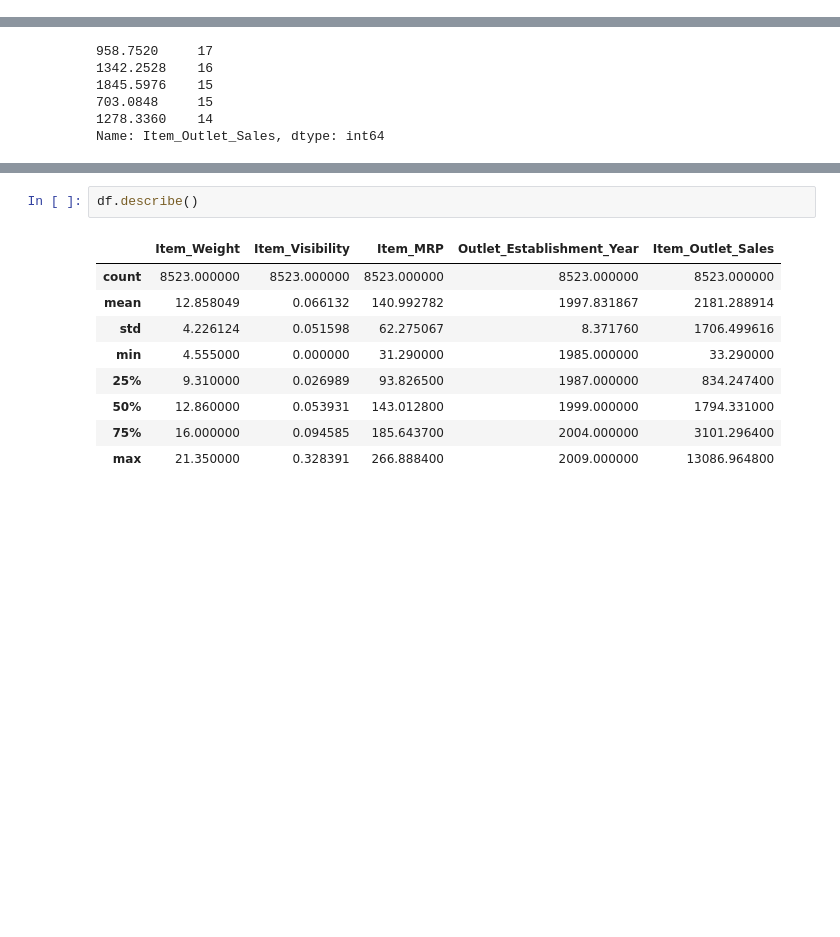
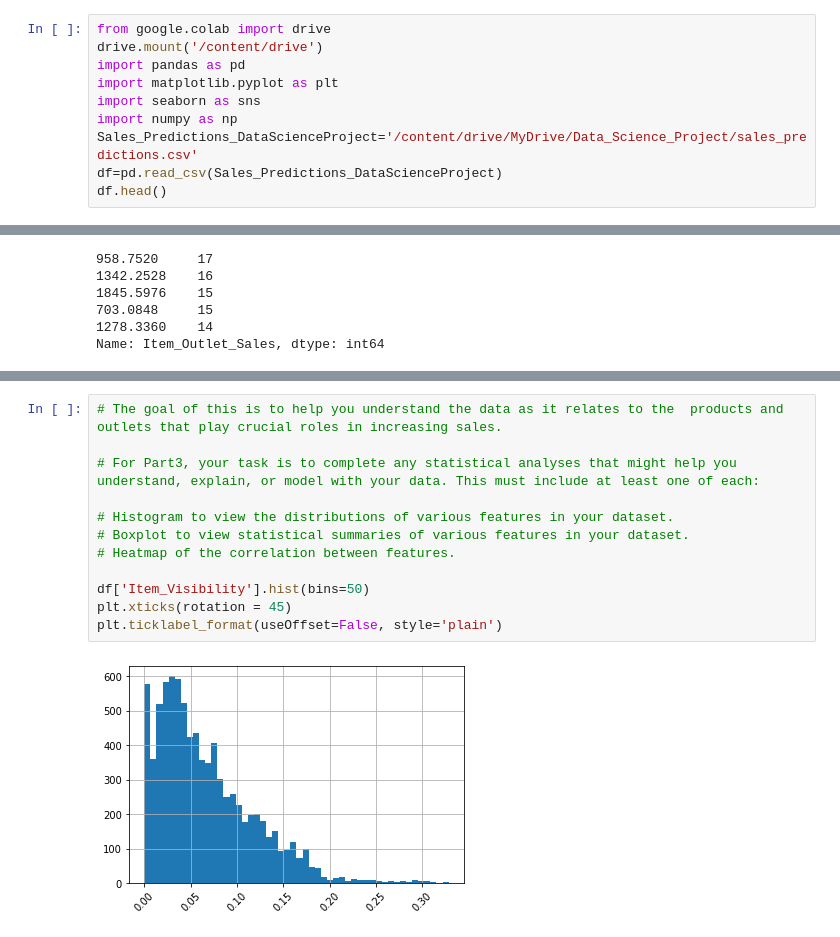
Before and after one commit to ivnizhnik/Sales_Predictions_DataScienceProject, a Jupyter notebook: Sales_Predictions_DataScienceProject.ipynb, the cells around one changed output, grey strips where cells are left out. Saved outputs shown, nothing was run; the diff lists cells and outputs as text; blank space fills up the shorter version.

```diff
--- a/Sales_Predictions_DataScienceProject.ipynb
+++ b/Sales_Predictions_DataScienceProject.ipynb
@@ -26,0 +3,10 @@ df.head(20)
+# %%
+from google.colab import drive
+drive.mount('/content/drive')
+import pandas as pd
+import matplotlib.pyplot as plt
+import seaborn as sns
+import numpy as np
+Sales_Predictions_DataScienceProject='/content/drive/MyDrive/Data_Science_Project/sales_predictions.csv'
+df=pd.read_csv(Sales_Predictions_DataScienceProject)
+df.head()
@@ -494,12 +499,14 @@ Name: Item_Outlet_Sales, dtype: int64
-# %%
-df.describe()
-# %% [output]
-|  | Item_Weight | Item_Visibility | Item_MRP | Outlet_Establishment_Year | Item_Outlet_Sales |
-| count | 8523.000000 | 8523.000000 | 8523.000000 | 8523.000000 | 8523.000000 |
-| mean | 12.858049 | 0.066132 | 140.992782 | 1997.831867 | 2181.288914 |
-| std | 4.226124 | 0.051598 | 62.275067 | 8.371760 | 1706.499616 |
-| min | 4.555000 | 0.000000 | 31.290000 | 1985.000000 | 33.290000 |
-| 25% | 9.310000 | 0.026989 | 93.826500 | 1987.000000 | 834.247400 |
-| 50% | 12.860000 | 0.053931 | 143.012800 | 1999.000000 | 1794.331000 |
-| 75% | 16.000000 | 0.094585 | 185.643700 | 2004.000000 | 3101.296400 |
-| max | 21.350000 | 0.328391 | 266.888400 | 2009.000000 | 13086.964800 |
+# %%
+# The goal of this is to help you understand the data as it relates to the  products and outlets that play crucial roles in increasing sales.
+
+# For Part3, your task is to complete any statistical analyses that might help you understand, explain, or model with your data. This must include at least one of each:
+
+# Histogram to view the distributions of various features in your dataset.
+# Boxplot to view statistical summaries of various features in your dataset.
+# Heatmap of the correlation between features.
+
+df['Item_Visibility'].hist(bins=50)
+plt.xticks(rotation = 45)
+plt.ticklabel_format(useOffset=False, style='plain')
+# %% [output]
+[figure, added]
```
Also changed, not shown: parts of 16 cells of this notebook.
